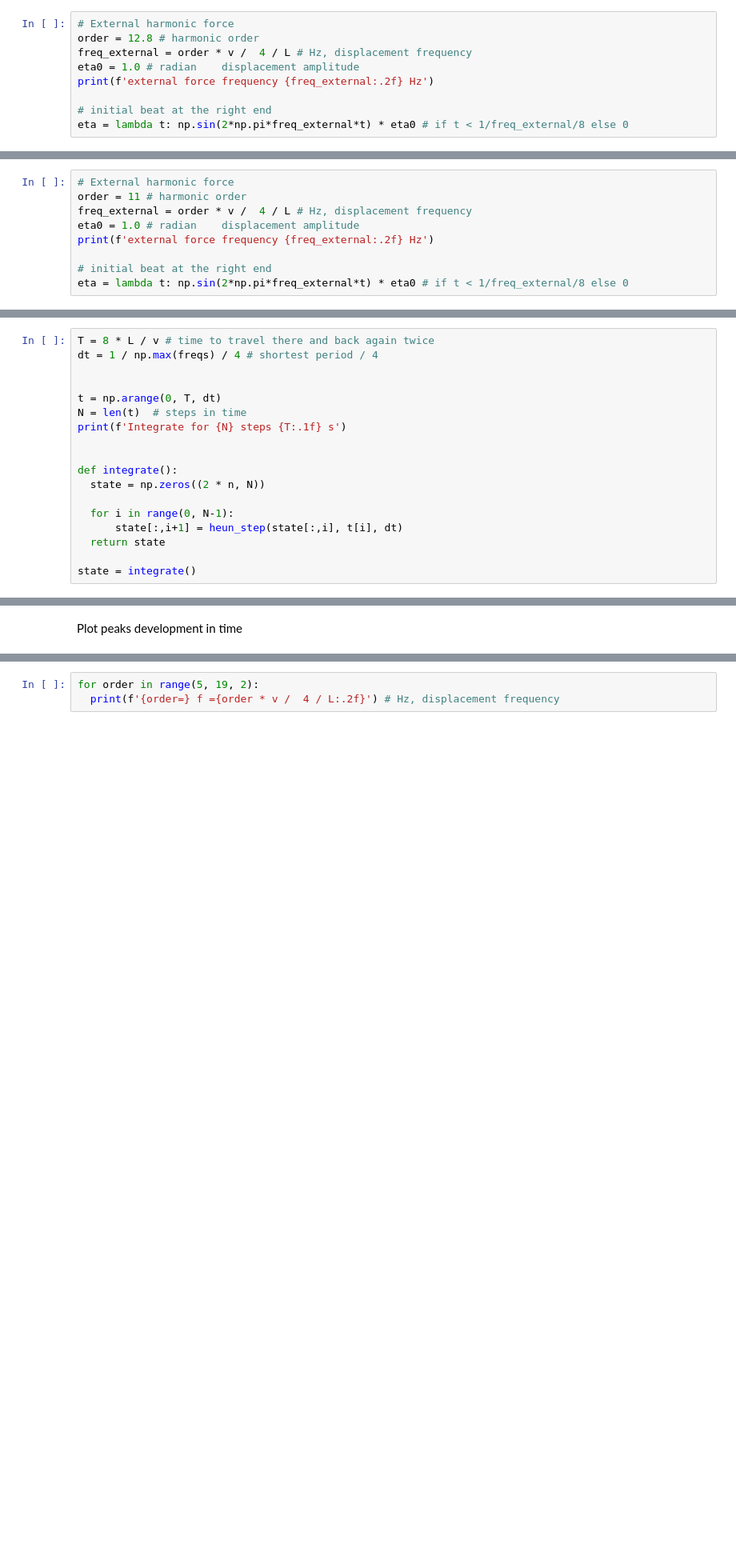
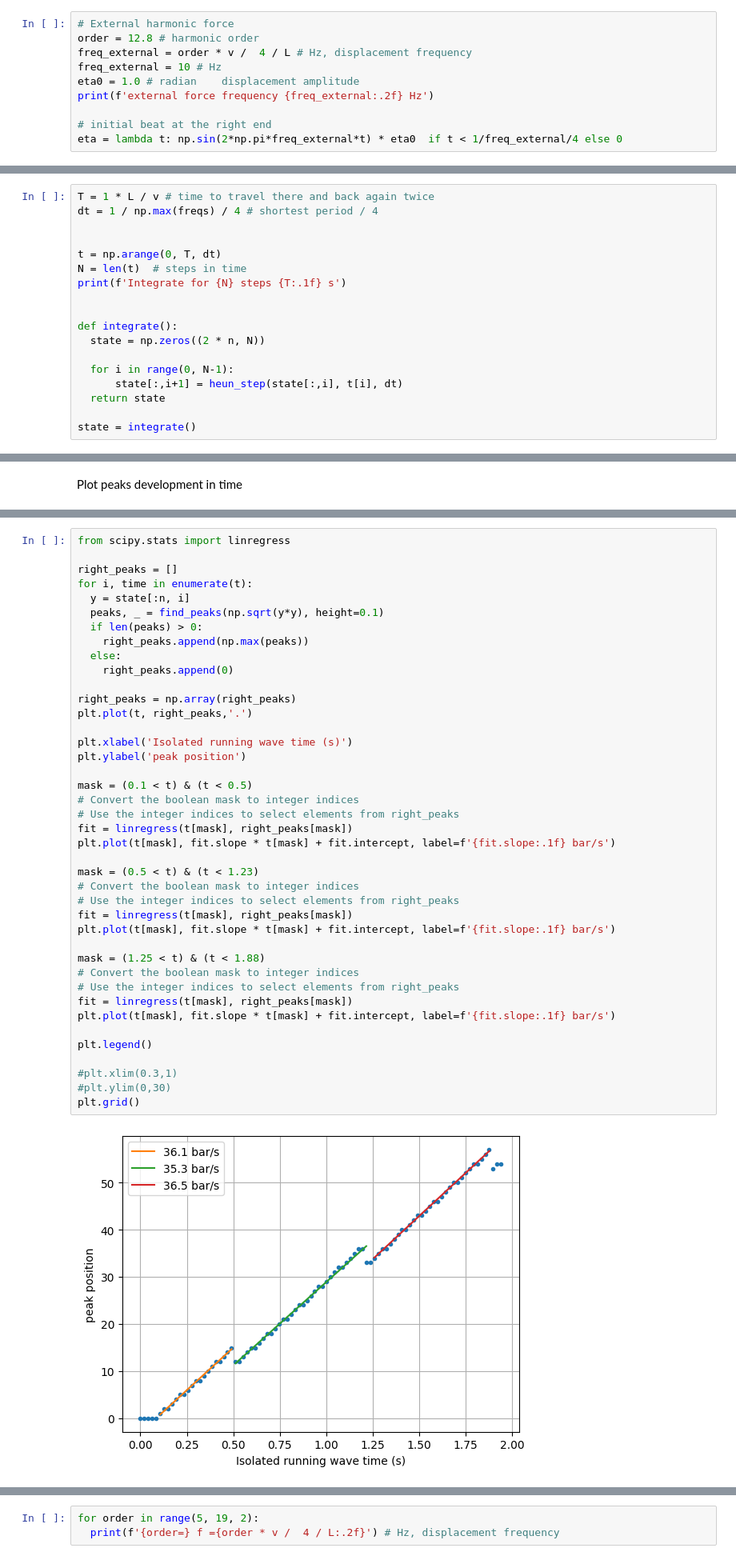
Before and after one commit to evgeny-kolonsky/Lab3_MW, a Jupyter notebook: Lab3_MW.ipynb, the cells around one changed output, grey strips where cells are left out. Shown at 80% size. Saved outputs shown, nothing was run; the diff lists cells and outputs as text; blank space fills up the shorter version.

```diff
--- a/Lab3_MW.ipynb
+++ b/Lab3_MW.ipynb
@@ -134,9 +134,10 @@ Define **external force** profile
 # External harmonic force
 order = 12.8 # harmonic order
 freq_external = order * v /  4 / L # Hz, displacement frequency
+freq_external = 10 # Hz
 eta0 = 1.0 # radian    displacement amplitude
 print(f'external force frequency {freq_external:.2f} Hz')
 
 # initial beat at the right end
-eta = lambda t: np.sin(2*np.pi*freq_external*t) * eta0 # if t < 1/freq_external/8 else 0
+eta = lambda t: np.sin(2*np.pi*freq_external*t) * eta0  if t < 1/freq_external/4 else 0
 # %% [output]
@@ -227,12 +228,3 @@ def heun_step(state, time, dt,etol=0.000001,maxiters = 100):
     return next_state
 # %% [markdown]
 # Integrate numerically
-# %%
-# External harmonic force
-order = 11 # harmonic order
-freq_external = order * v /  4 / L # Hz, displacement frequency
-eta0 = 1.0 # radian    displacement amplitude
-print(f'external force frequency {freq_external:.2f} Hz')
-
-# initial beat at the right end
-eta = lambda t: np.sin(2*np.pi*freq_external*t) * eta0 # if t < 1/freq_external/8 else 0
@@ -243,5 +231,5 @@ external force frequency 1.40 Hz
 # %%
-T = 8 * L / v # time to travel there and back again twice
+T = 1 * L / v # time to travel there and back again twice
 dt = 1 / np.max(freqs) / 4 # shortest period / 4
 
 
@@ -314,0 +289,43 @@ plt.grid()
+# %%
+from scipy.stats import linregress
+
+right_peaks = []
+for i, time in enumerate(t):
+  y = state[:n, i]
+  peaks, _ = find_peaks(np.sqrt(y*y), height=0.1)
+  if len(peaks) > 0:
+    right_peaks.append(np.max(peaks))
+  else:
+    right_peaks.append(0)
+
+right_peaks = np.array(right_peaks)
+plt.plot(t, right_peaks,'.')
+
+plt.xlabel('Isolated running wave time (s)')
+plt.ylabel('peak position')
+
+mask = (0.1 < t) & (t < 0.5)
+# Convert the boolean mask to integer indices
+# Use the integer indices to select elements from right_peaks
+fit = linregress(t[mask], right_peaks[mask])
+plt.plot(t[mask], fit.slope * t[mask] + fit.intercept, label=f'{fit.slope:.1f} bar/s')
+
+mask = (0.5 < t) & (t < 1.23)
+# Convert the boolean mask to integer indices
+# Use the integer indices to select elements from right_peaks
+fit = linregress(t[mask], right_peaks[mask])
+plt.plot(t[mask], fit.slope * t[mask] + fit.intercept, label=f'{fit.slope:.1f} bar/s')
+
+mask = (1.25 < t) & (t < 1.88)
+# Convert the boolean mask to integer indices
+# Use the integer indices to select elements from right_peaks
+fit = linregress(t[mask], right_peaks[mask])
+plt.plot(t[mask], fit.slope * t[mask] + fit.intercept, label=f'{fit.slope:.1f} bar/s')
+
+plt.legend()
+
+#plt.xlim(0.3,1)
+#plt.ylim(0,30)
+plt.grid()
+# %% [output]
+[figure, added]
```
Also changed, not shown: parts of 9 cells of this notebook.
